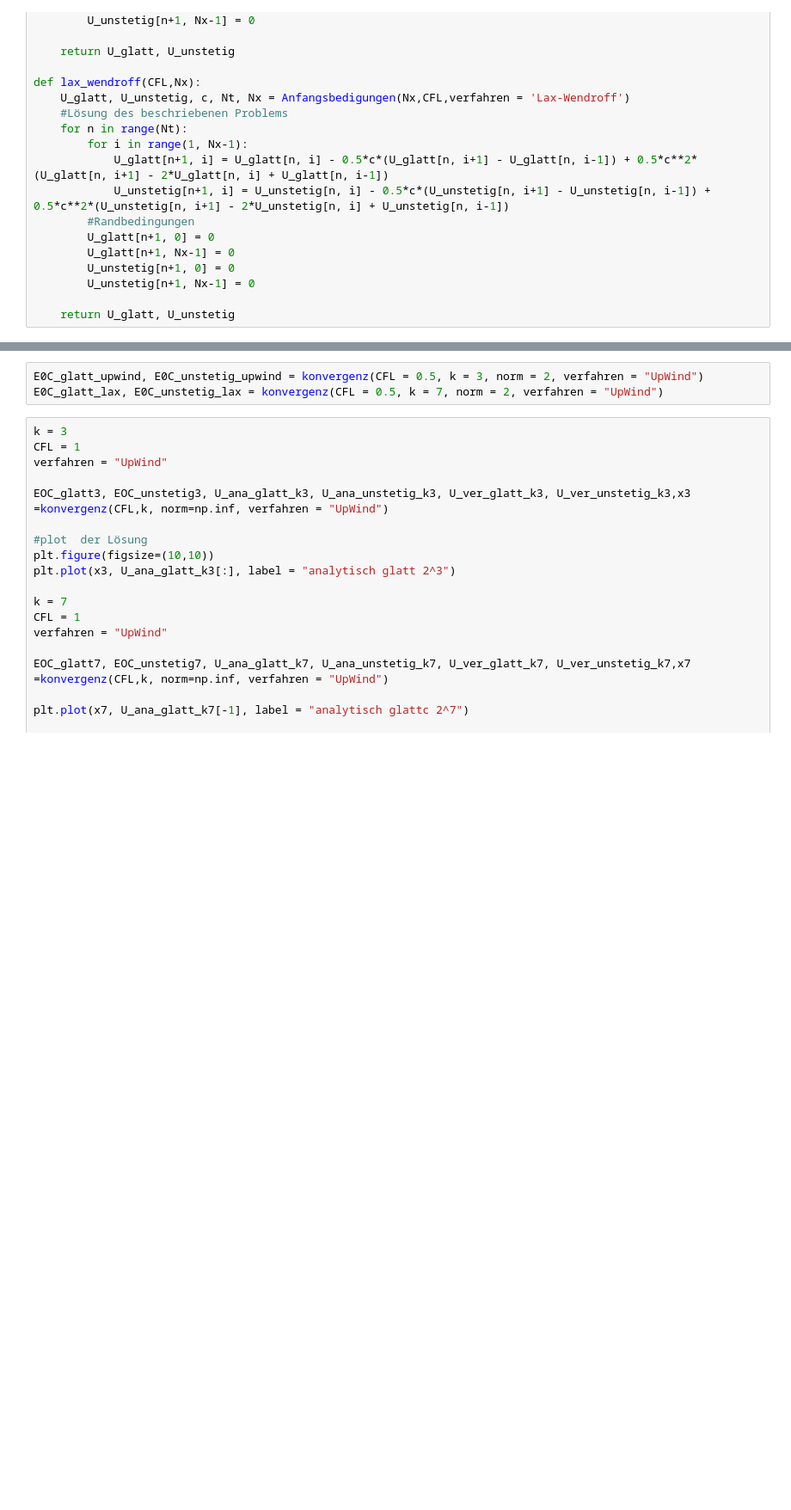
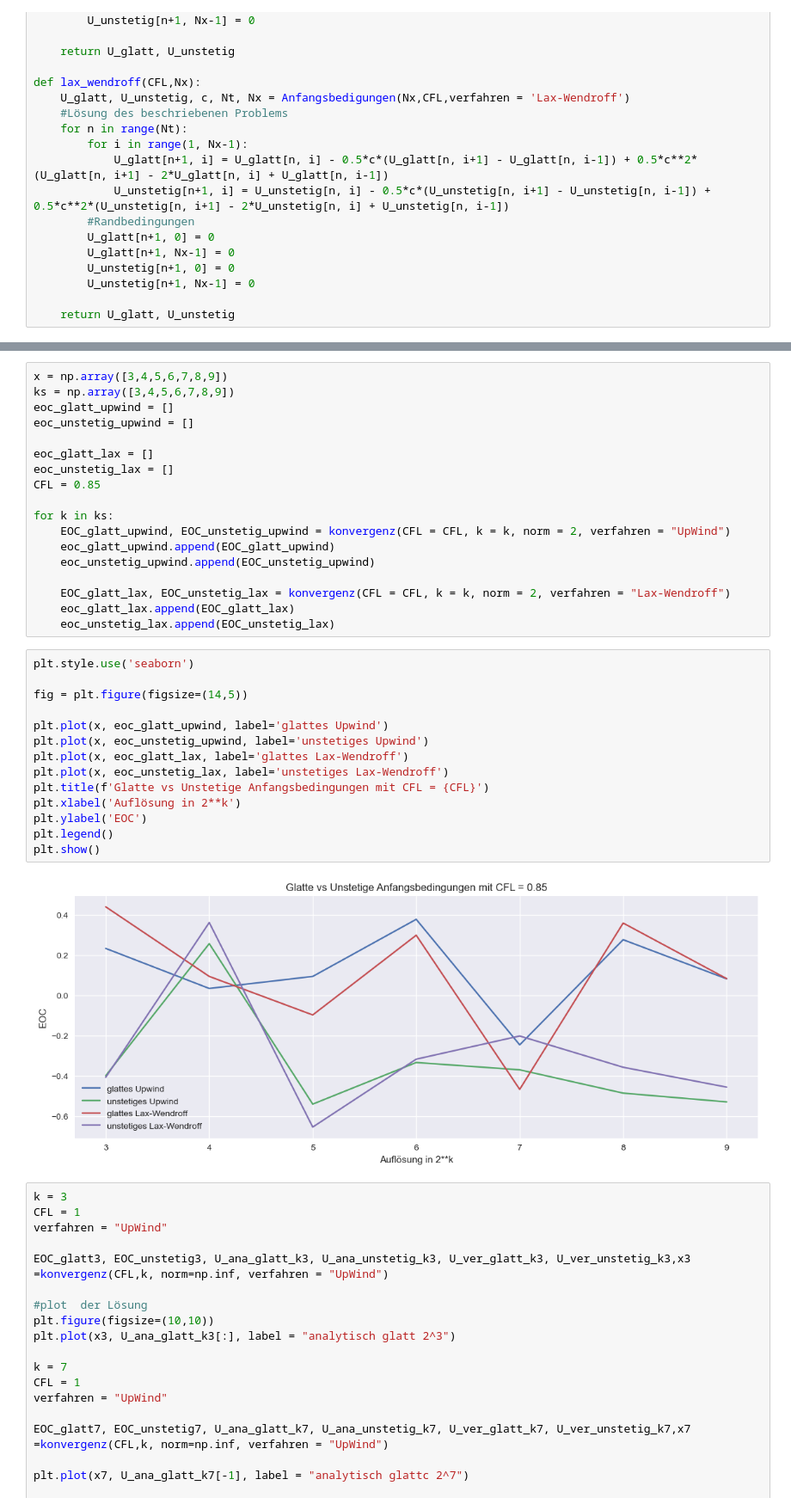
Before and after one commit to Javiermateor/Flachwassergleichung, a Jupyter notebook: HA4.ipynb, the cells around one changed output, grey strips where cells are left out. Shown: that part at 86% size. Saved outputs shown, nothing was run; the diff lists cells and outputs as text; blank space fills up the shorter version.

```diff
--- a/HA4.ipynb
+++ b/HA4.ipynb
@@ -259,8 +257,39 @@ def konvergenz(CFL, k, norm,verfahren):
 
     return EOC_glatt, EOC_unstetig#, U_ana_glatt_k, U_ana_unstetig_k, U_ver_glatt_k, U_ver_unstetig_k,x_k
-# %%
-E0C_glatt_upwind, E0C_unstetig_upwind = konvergenz(CFL = 0.5, k = 3, norm = 2, verfahren = "UpWind")
-E0C_glatt_lax, E0C_unstetig_lax = konvergenz(CFL = 0.5, k = 7, norm = 2, verfahren = "UpWind")
+# %%
+x = np.array([3,4,5,6,7,8,9])
+ks = np.array([3,4,5,6,7,8,9])
+eoc_glatt_upwind = []
+eoc_unstetig_upwind = []
+
+eoc_glatt_lax = []
+eoc_unstetig_lax = []
+CFL = 0.85
+
+for k in ks:
+    EOC_glatt_upwind, EOC_unstetig_upwind = konvergenz(CFL = CFL, k = k, norm = 2, verfahren = "UpWind")
+    eoc_glatt_upwind.append(EOC_glatt_upwind)
+    eoc_unstetig_upwind.append(EOC_unstetig_upwind)
+
+    EOC_glatt_lax, EOC_unstetig_lax = konvergenz(CFL = CFL, k = k, norm = 2, verfahren = "Lax-Wendroff")
+    eoc_glatt_lax.append(EOC_glatt_lax)
+    eoc_unstetig_lax.append(EOC_unstetig_lax)
+# %%
+plt.style.use('seaborn')
+
+fig = plt.figure(figsize=(14,5))
+
+plt.plot(x, eoc_glatt_upwind, label='glattes Upwind')
+plt.plot(x, eoc_unstetig_upwind, label='unstetiges Upwind')
+plt.plot(x, eoc_glatt_lax, label='glattes Lax-Wendroff')
+plt.plot(x, eoc_unstetig_lax, label='unstetiges Lax-Wendroff')
+plt.title(f'Glatte vs Unstetige Anfangsbedingungen mit CFL = {CFL}')
+plt.xlabel('Auflösung in 2**k')
+plt.ylabel('EOC')
+plt.legend()
+plt.show()
+# %% [output]
+[figure, added]
 # %%
 k = 3
 CFL = 1
```
Also changed, not shown: parts of 2 cells of this notebook.
